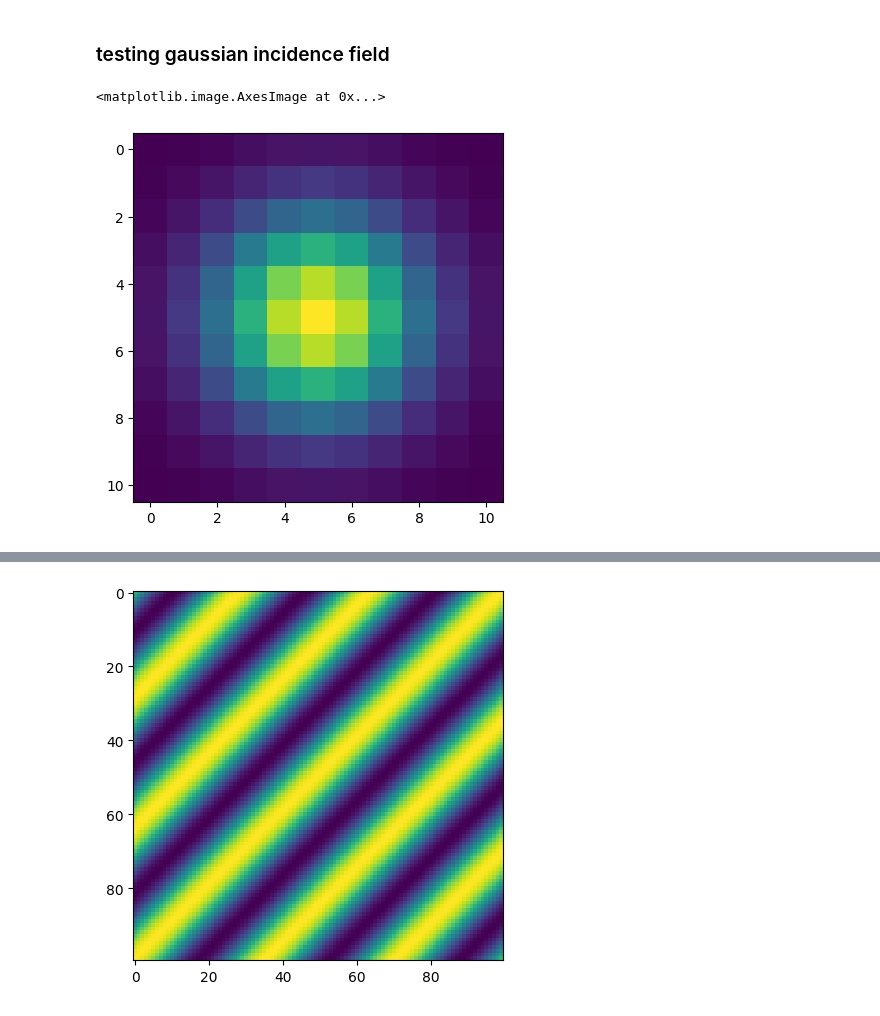
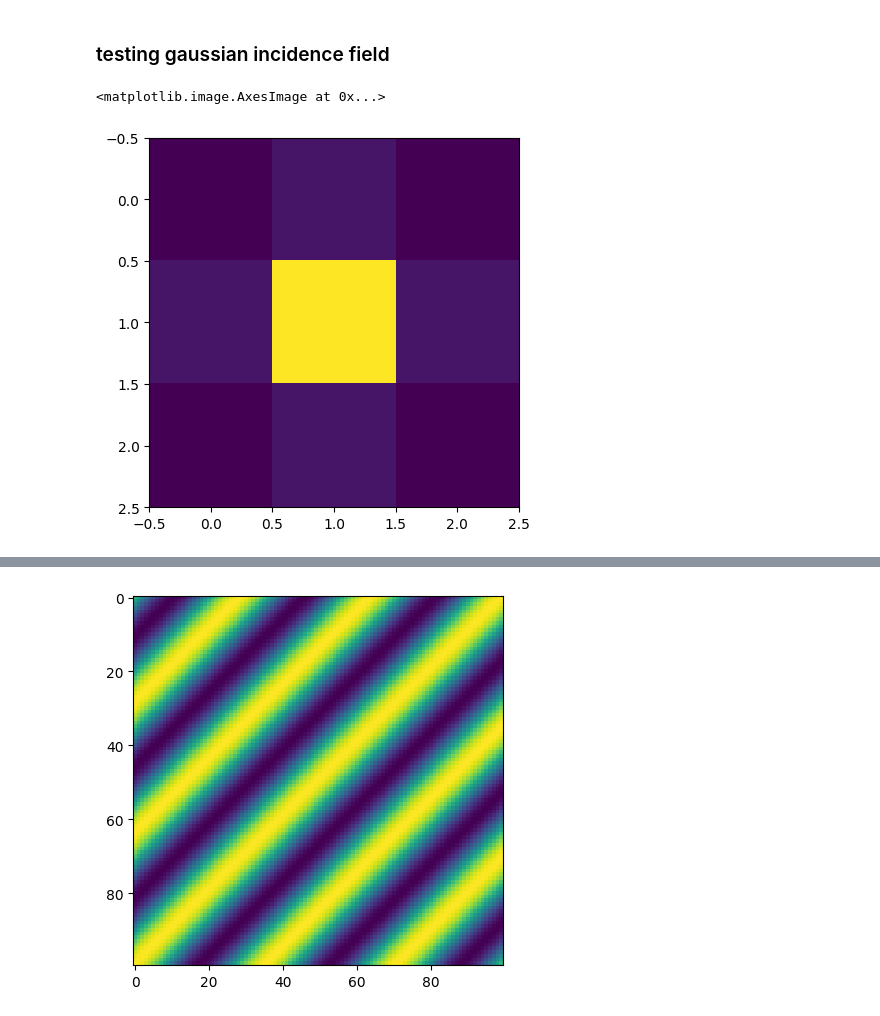
Before and after one commit to fancompute/rcwa4d, a Jupyter notebook: example5-getting-fields.ipynb, the cells around one changed output, grey strips where cells are left out. Drawn from its saved outputs; the diff is of its cells as text; code cells hidden in the pictures.

```diff
--- a/example5-getting-fields.ipynb
+++ b/example5-getting-fields.ipynb
@@ -45,14 +45,14 @@ for gap in gaps:
 # %% [markdown]
 ### testing gaussian incidence field
 # %%
-ks = np.linspace(-0.2,0.2,11)
+ks = np.linspace(-0.2,0.2,3)
 kxs, kys = np.meshgrid(ks,ks)
 kincs = np.vstack([kxs.flatten(),kys.flatten()]).T
 amps = np.exp((-kxs**2-kys**2)/0.12**2)
 plt.imshow(amps)
 # %% [output]
 <matplotlib.image.AxesImage at 0x...>
-[figure, old version]
+[figure, new version]
 # %%
 # obj = rcwa([eps,None,eps], [thickness,0,thickness], [1,1,2], gap_layer_indices=[1], twist=0, N=0, M=ind, verbose=0)
 obj = rcwa([np.ones([100,100])], [0], [1], twist=0, N=0, M=ind, verbose=0)
```
Also changed, not shown: parts of 3 cells of this notebook, 2 other files.
